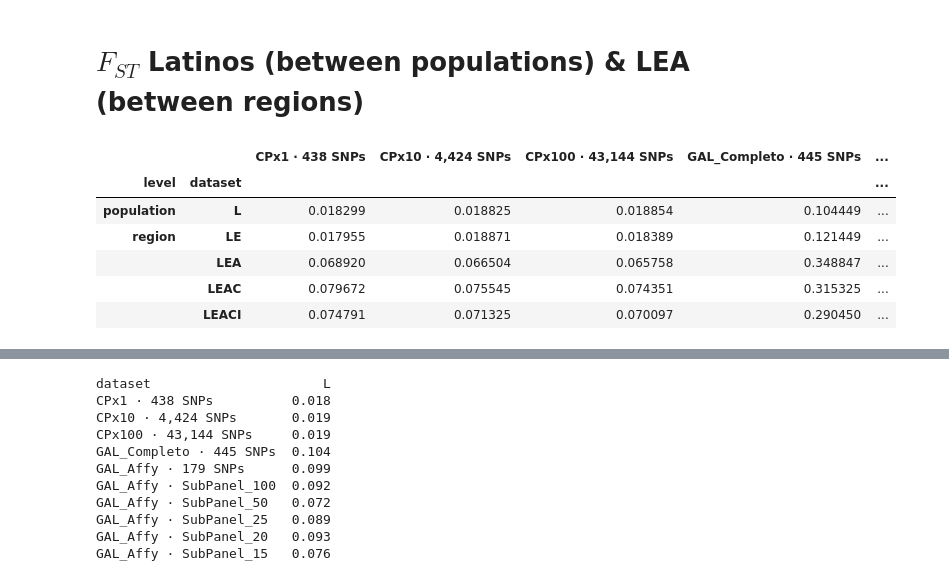
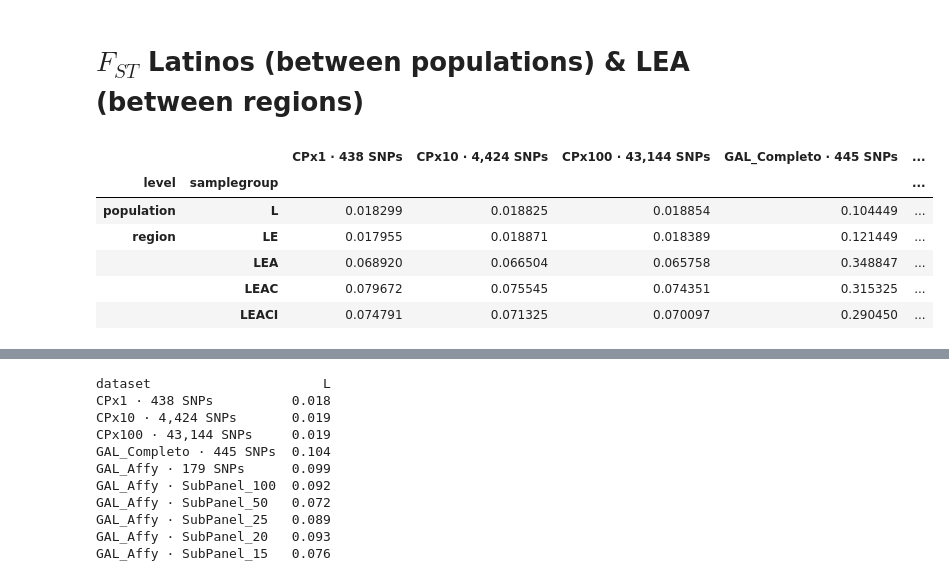
Before and after one commit to jmberros/ancestrator, a Jupyter notebook: tesina__Fst_recalc.ipynb, the cells around one changed output, grey strips where cells are left out. Drawn from its saved outputs; the diff is of its cells as text; code cells hidden in the pictures.

Commit message:
fixed jupy notebook with new Dataset object

```diff
--- a/tesina__Fst_recalc.ipynb
+++ b/tesina__Fst_recalc.ipynb
@@ -15,39 +15,39 @@ The autoreload extension is already loaded. To reload it, use:
 # %%
 from itertools import product
 
-datasets = [Dataset("1000Genomes", label)
-            for label in ['L', 'LE', 'LEA', 'LEAC', 'LEACI']]
-
+source_labels = ['1000Genomes']
+samplegroup_labels = ['L', 'LE', 'LEA', 'LEAC', 'LEACI']
 panel_labels = ["GAL_Completo", "GAL_Affy",
                 "CPx1", "CPx10", "CPx100",
                 "100_SNPs_from_GAL_Affy", "50_SNPs_from_GAL_Affy",
                 "25_SNPs_from_GAL_Affy", "20_SNPs_from_GAL_Affy",
                 "15_SNPs_from_GAL_Affy"]
 
 frames = []
-for panel_label, dataset in product(panel_labels, datasets):
-    dataset.set_panel(panel_label)
-    if dataset.label == 'L':
+combo = product(source_labels, panel_labels, samplegroup_labels)
+for source_label, panel_label, samplegroup_label in combo:
+    dataset = Dataset(source_label, samplegroup_label, panel_label)
+    if dataset.samplegroup.label == 'L':
         df = dataset.run_fst('population')
         df['level'] = 'population'
     else:
         df = dataset.run_fst('region')
         df['level'] = 'region'
-    df['dataset'] = dataset.label
+    df['samplegroup'] = dataset.samplegroup.label
     df['panel'] = panel_label
     frames.append(df)
 
-mean_fst = pd.concat(frames).groupby(['level', 'dataset', 'panel']).mean().unstack('panel')['Fst']
+mean_fst = pd.concat(frames).groupby(['level', 'samplegroup', 'panel']).mean().unstack('panel')['Fst']
 sort_panels = ["CPx1", "CPx10", "CPx100", "GAL_Completo", "GAL_Affy",
                "100_SNPs_from_GAL_Affy", "50_SNPs_from_GAL_Affy",
                "25_SNPs_from_GAL_Affy", "20_SNPs_from_GAL_Affy",
                "15_SNPs_from_GAL_Affy"]
 mean_fst = mean_fst[sort_panels]
 mean_fst.columns = [Panel(panel_label).name for panel_label in mean_fst.columns]
 mean_fst
 # %% [output]
 |  |  | CPx1 · 438 SNPs | CPx10 · 4,424 SNPs | CPx100 · 43,144 SNPs | GAL_Completo · 445 SNPs | ... |
-| level | dataset |  |  |  |  | ... |
+| level | samplegroup |  |  |  |  | ... |
 | population | L | 0.018299 | 0.018825 | 0.018854 | 0.104449 | ... |
 | region | LE | 0.017955 | 0.018871 | 0.018389 | 0.121449 | ... |
 |  | LEA | 0.068920 | 0.066504 | 0.065758 | 0.348847 | ... |
```
Also changed, not shown: parts of 2 cells of this notebook, 3 other files.
